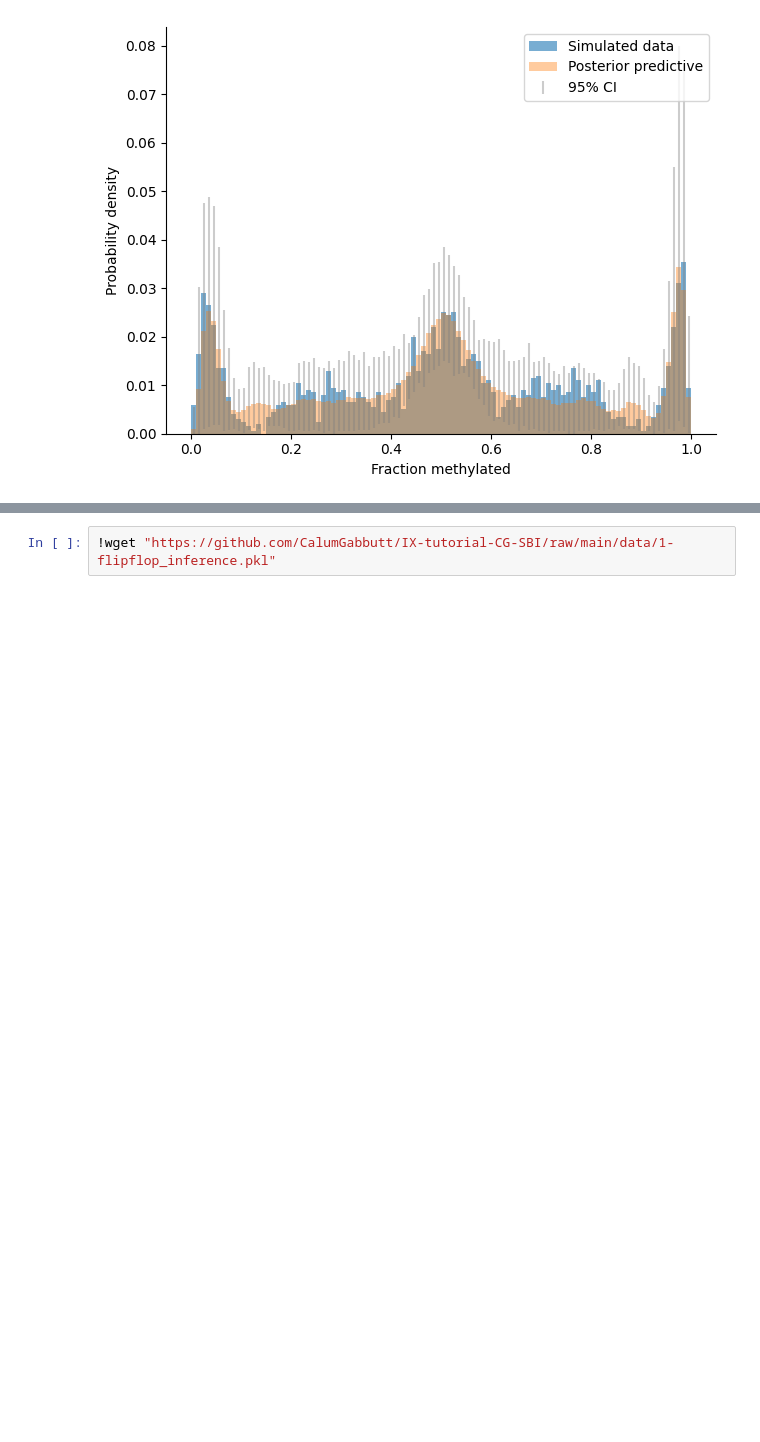
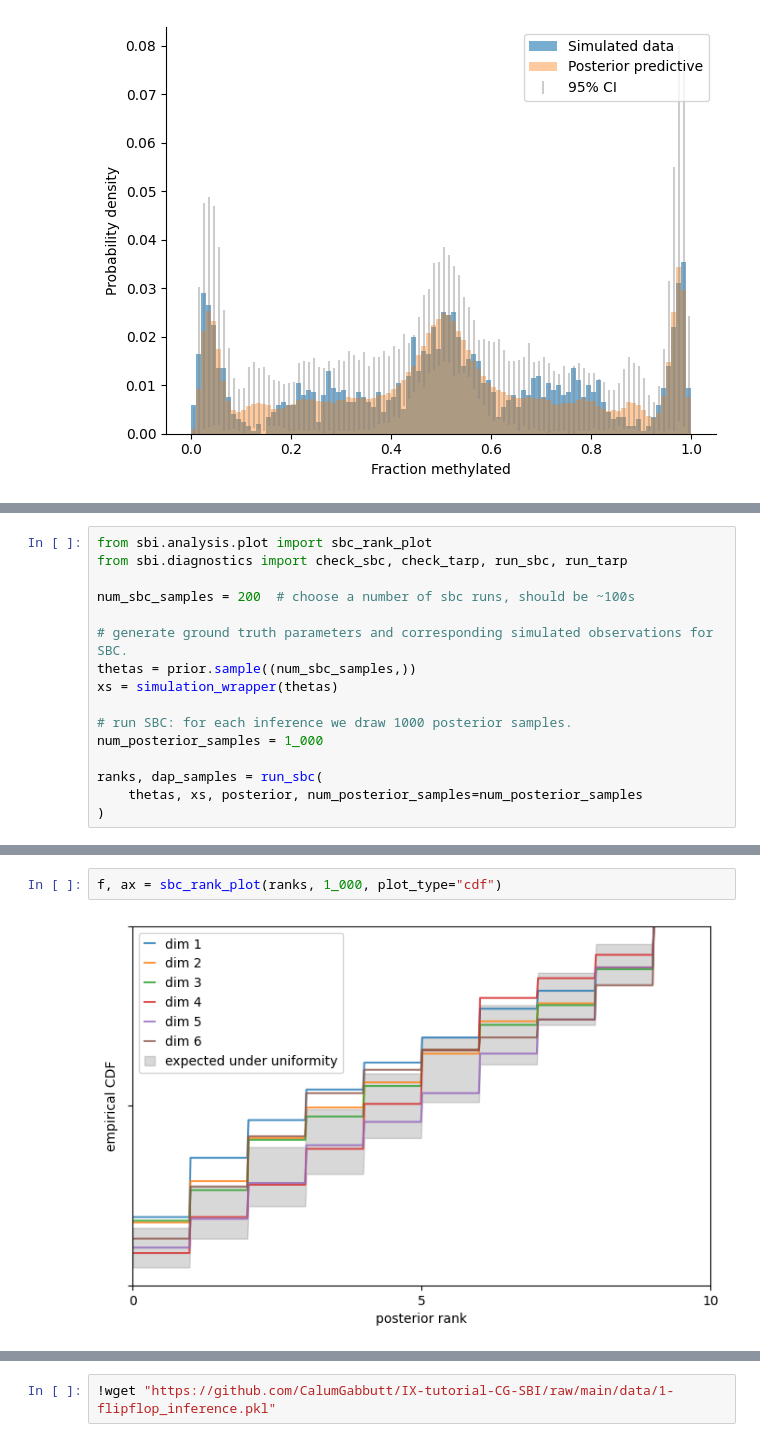
Before and after one commit to CalumGabbutt/IX-tutorial-CG-SBI, a Jupyter notebook: IX_tutorial_CG_SBI.ipynb, the cells around one changed output, grey strips where cells are left out. Drawn from its saved outputs; the diff is of its cells as text; blank space fills up the shorter version.

Commit message:
Added simulation based calibration checks

```diff
--- a/IX_tutorial_CG_SBI.ipynb
+++ b/IX_tutorial_CG_SBI.ipynb
@@ -445,0 +450,16 @@ plt.tight_layout()
+# %%
+from sbi.analysis.plot import sbc_rank_plot
+from sbi.diagnostics import check_sbc, check_tarp, run_sbc, run_tarp
+
+num_sbc_samples = 200  # choose a number of sbc runs, should be ~100s
+
+# generate ground truth parameters and corresponding simulated observations for SBC.
+thetas = prior.sample((num_sbc_samples,))
+xs = simulation_wrapper(thetas)
+
+# run SBC: for each inference we draw 1000 posterior samples.
+num_posterior_samples = 1_000
+
+ranks, dap_samples = run_sbc(
+    thetas, xs, posterior, num_posterior_samples=num_posterior_samples
+)
@@ -445,0 +480,4 @@ plt.tight_layout()
+# %%
+f, ax = sbc_rank_plot(ranks, 1_000, plot_type="cdf")
+# %% [output]
+[figure, added]
```
Also changed, not shown: parts of 6 cells of this notebook.
